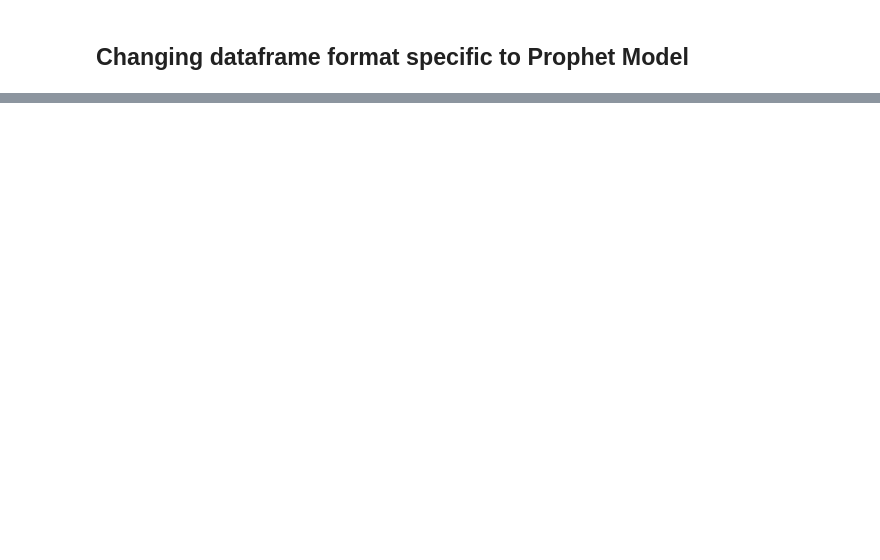
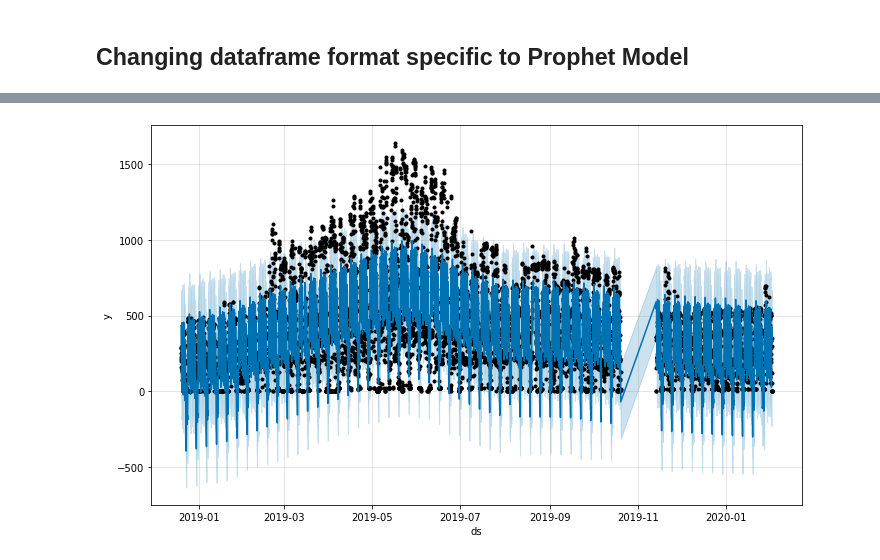
Before and after one commit to KanishAnand/Energy-Prediction-Webapp, a Jupyter notebook: src/model.ipynb, the cells around one changed output, grey strips where cells are left out. Cells and saved outputs as stored; diff of their text form; code cells hidden in the pictures; blank space fills up the shorter version.

```diff
--- a/src/model.ipynb
+++ b/src/model.ipynb
@@ -112 +145,5 @@ p.size
+# %%
+fig = model.plot(prediction)
+# %% [output]
+[figure, added]
 # %%
```
Also changed, not shown: parts of 25 cells of this notebook.
